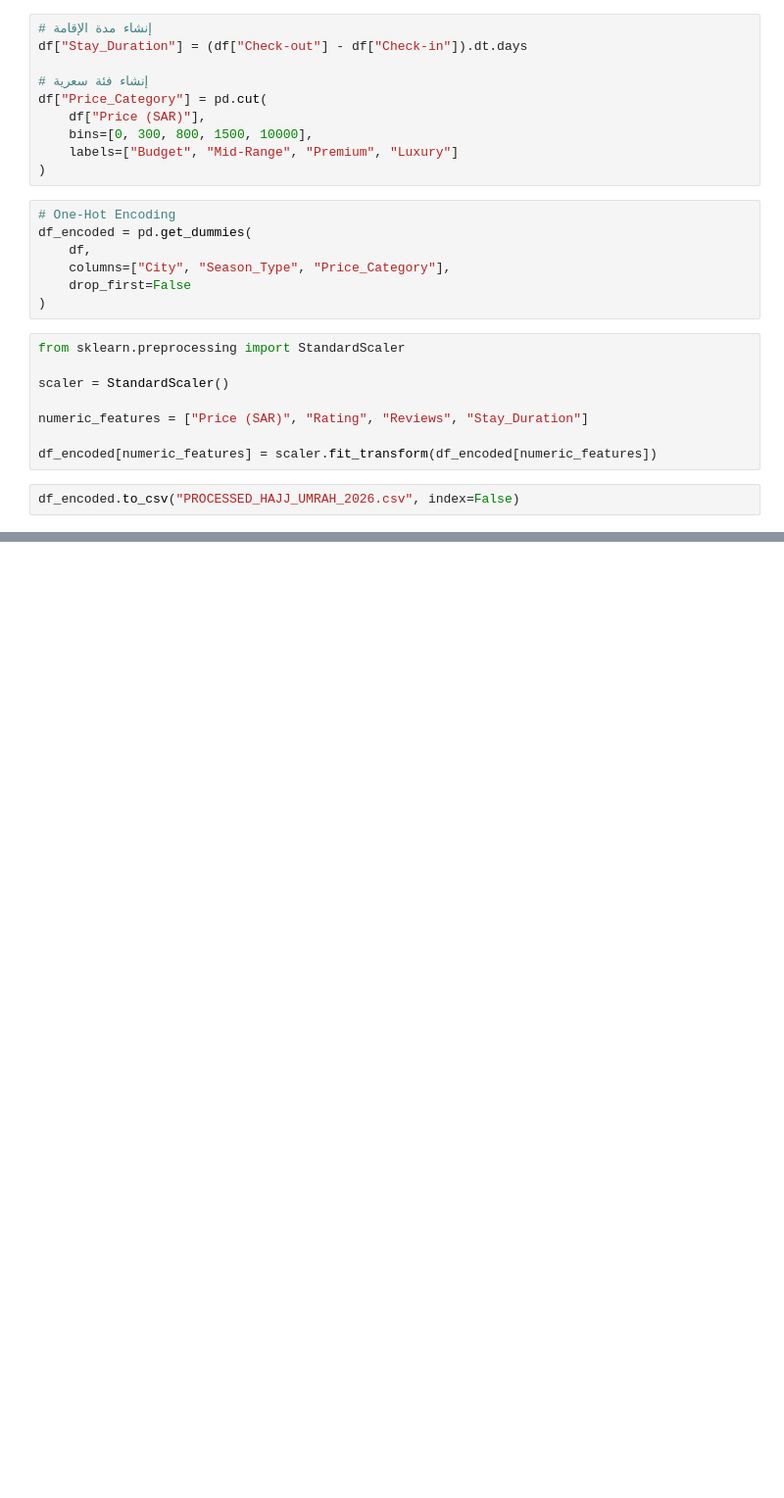
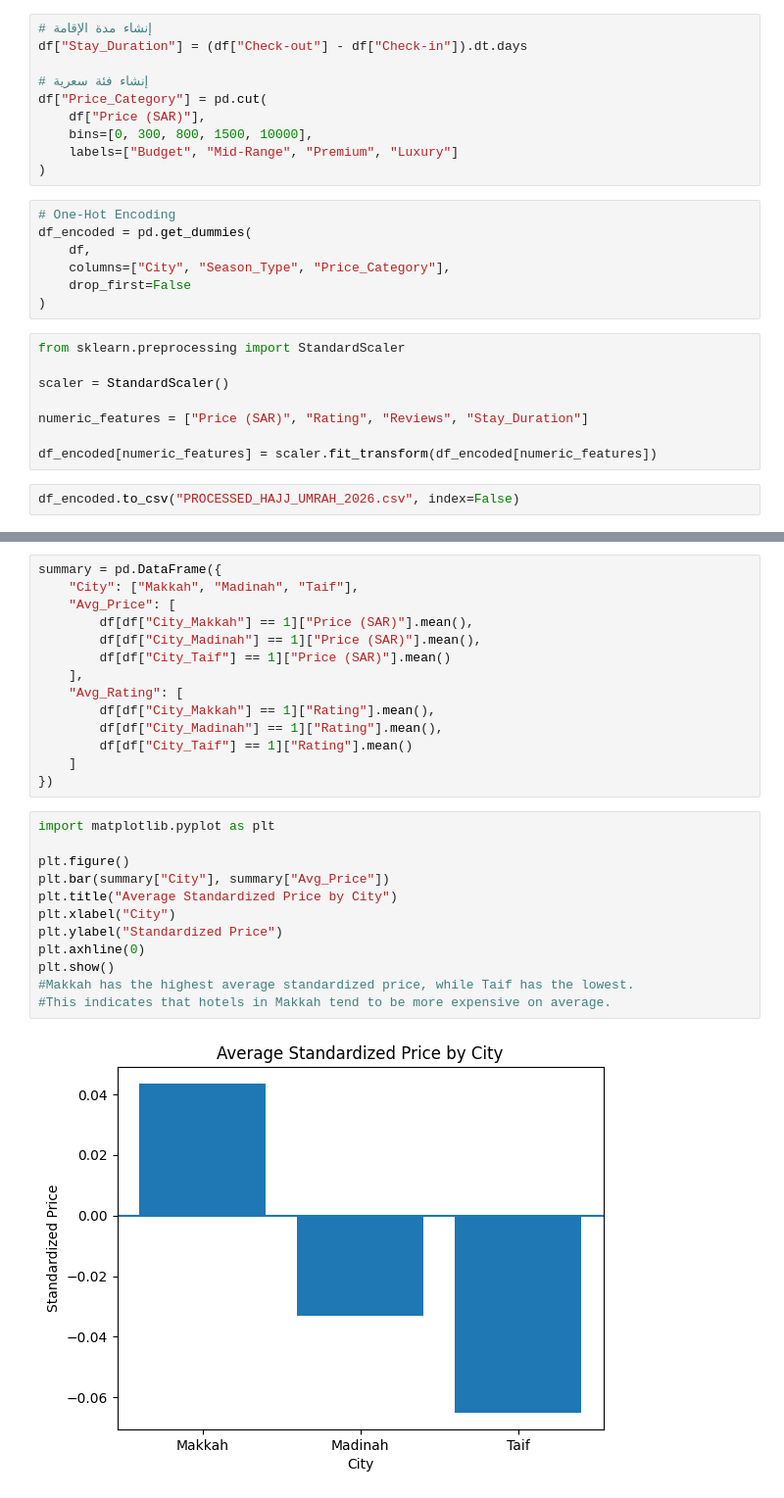
Before and after one commit to ITDeema/DataScience, a Jupyter notebook: DataScience.ipynb, the cells around one changed output, grey strips where cells are left out. Shown at 98% size. Cells and saved outputs as stored; diff of their text form; blank space fills up the shorter version.

```diff
--- a/DataScience.ipynb
+++ b/DataScience.ipynb
@@ -535,0 +622,28 @@ df_encoded.to_csv("PROCESSED_HAJJ_UMRAH_2026.csv", index=False)
+# %%
+summary = pd.DataFrame({
+    "City": ["Makkah", "Madinah", "Taif"],
+    "Avg_Price": [
+        df[df["City_Makkah"] == 1]["Price (SAR)"].mean(),
+        df[df["City_Madinah"] == 1]["Price (SAR)"].mean(),
+        df[df["City_Taif"] == 1]["Price (SAR)"].mean()
+    ],
+    "Avg_Rating": [
+        df[df["City_Makkah"] == 1]["Rating"].mean(),
+        df[df["City_Madinah"] == 1]["Rating"].mean(),
+        df[df["City_Taif"] == 1]["Rating"].mean()
+    ]
+})
+# %%
+import matplotlib.pyplot as plt
+
+plt.figure()
+plt.bar(summary["City"], summary["Avg_Price"])
+plt.title("Average Standardized Price by City")
+plt.xlabel("City")
+plt.ylabel("Standardized Price")
+plt.axhline(0)
+plt.show()
+#Makkah has the highest average standardized price, while Taif has the lowest.
+#This indicates that hotels in Makkah tend to be more expensive on average.
+# %% [output]
+[figure, added]
```
Also changed, not shown: parts of 10 cells of this notebook.
